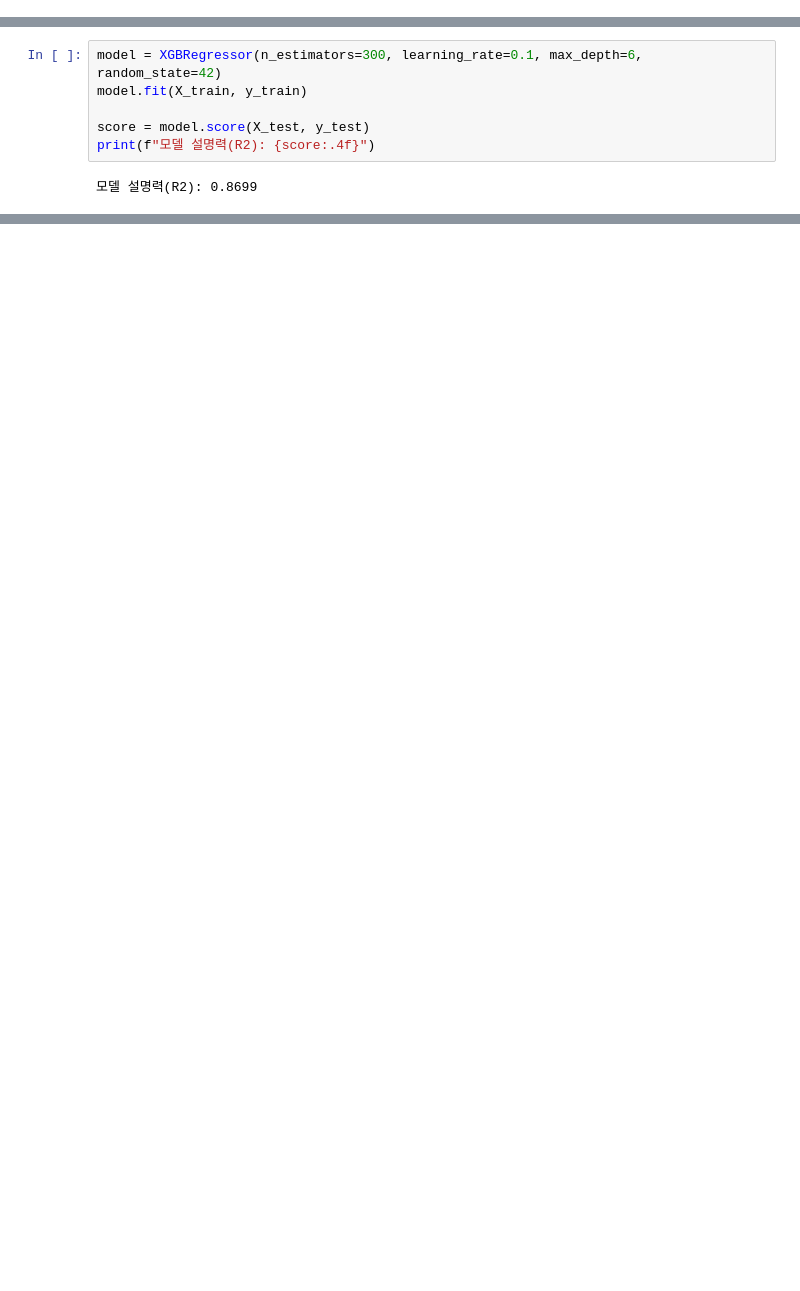
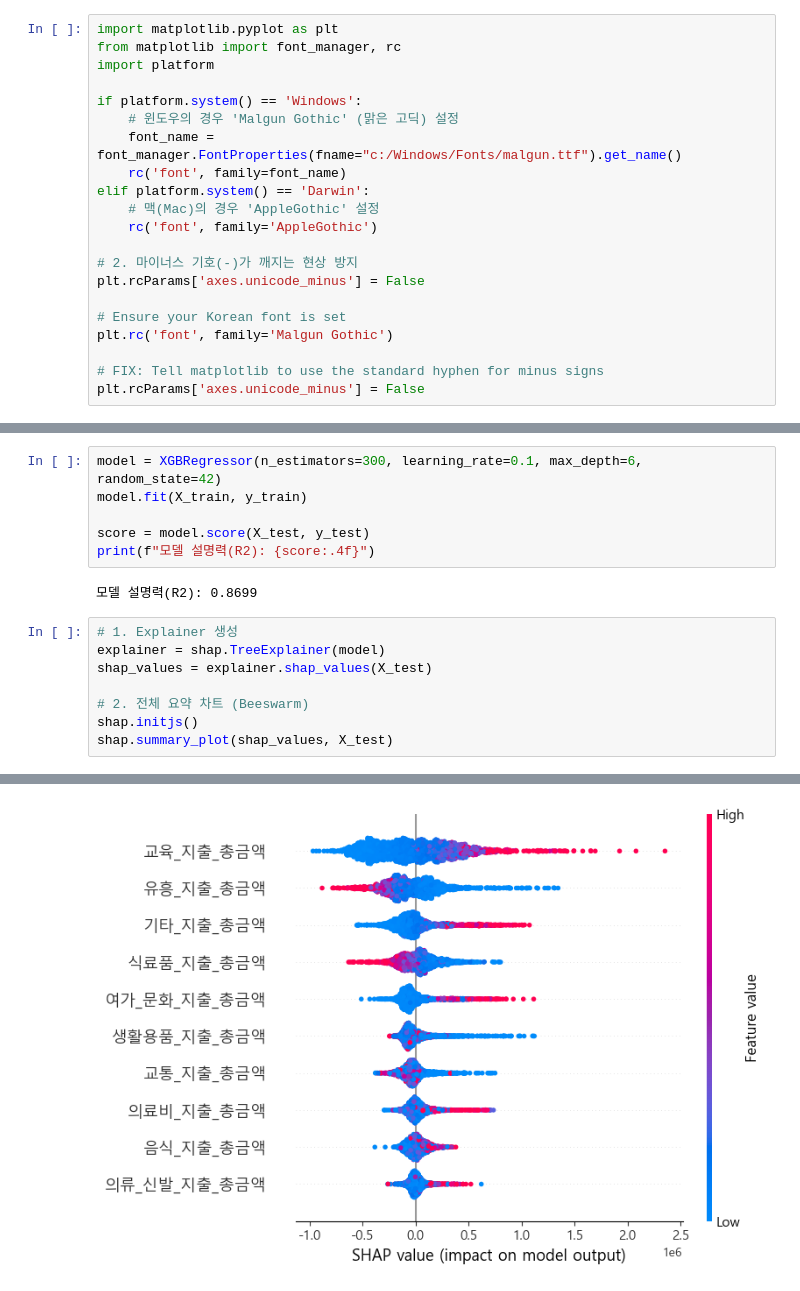
Before and after one commit to kwsahe/Ecommerce-Data-Analysis-Practice, a Jupyter notebook: 03_Modeling/Day12_XAI_SHAP.ipynb, the cells around one changed output, grey strips where cells are left out. Drawn from its saved outputs; the diff is of its cells as text; blank space fills up the shorter version.

```diff
--- a/03_Modeling/Day12_XAI_SHAP.ipynb
+++ b/03_Modeling/Day12_XAI_SHAP.ipynb
@@ -59,6 +59,27 @@ SHAP 질문:
 1. AI는 어떤 지출 항목을 보고 소득이 높다고 판단했을까? (교육비? 유흥비?)
 
 2. 특정 동네(예: 강남구 압구정동 vs 노원구 상계동)는 왜 소득 예측값이 다르게 나왔을까?
+# %%
+import matplotlib.pyplot as plt
+from matplotlib import font_manager, rc
+import platform
+
+if platform.system() == 'Windows':
+    # 윈도우의 경우 'Malgun Gothic' (맑은 고딕) 설정
+    font_name = font_manager.FontProperties(fname="c:/Windows/Fonts/malgun.ttf").get_name()
+    rc('font', family=font_name)
+elif platform.system() == 'Darwin':
+    # 맥(Mac)의 경우 'AppleGothic' 설정
+    rc('font', family='AppleGothic')
+
+# 2. 마이너스 기호(-)가 깨지는 현상 방지
+plt.rcParams['axes.unicode_minus'] = False
+
+# Ensure your Korean font is set
+plt.rc('font', family='Malgun Gothic')
+
+# FIX: Tell matplotlib to use the standard hyphen for minus signs
+plt.rcParams['axes.unicode_minus'] = False
 # %%
 import pandas as pd
 import numpy as np
@@ -115,3 +136,12 @@ score = model.score(X_test, y_test)
 print(f"모델 설명력(R2): {score:.4f}")
 # %% [output]
 모델 설명력(R2): 0.8699
+# %%
+# 1. Explainer 생성
+explainer = shap.TreeExplainer(model)
+shap_values = explainer.shap_values(X_test)
+
+# 2. 전체 요약 차트 (Beeswarm)
+shap.initjs()
+shap.summary_plot(shap_values, X_test)
+# %% [output]
@@ -117,0 +149 @@ print(f"모델 설명력(R2): {score:.4f}")
+[figure, added]
```
Also changed, not shown: parts of 6 cells of this notebook.
